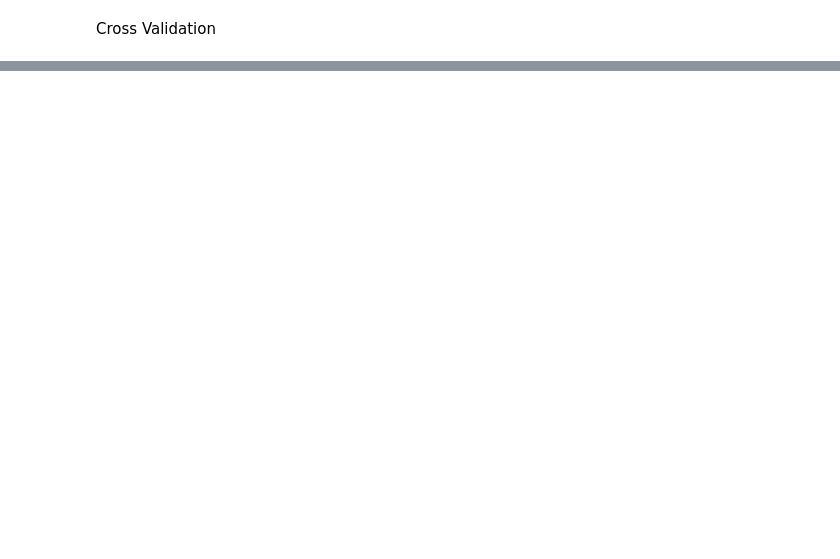
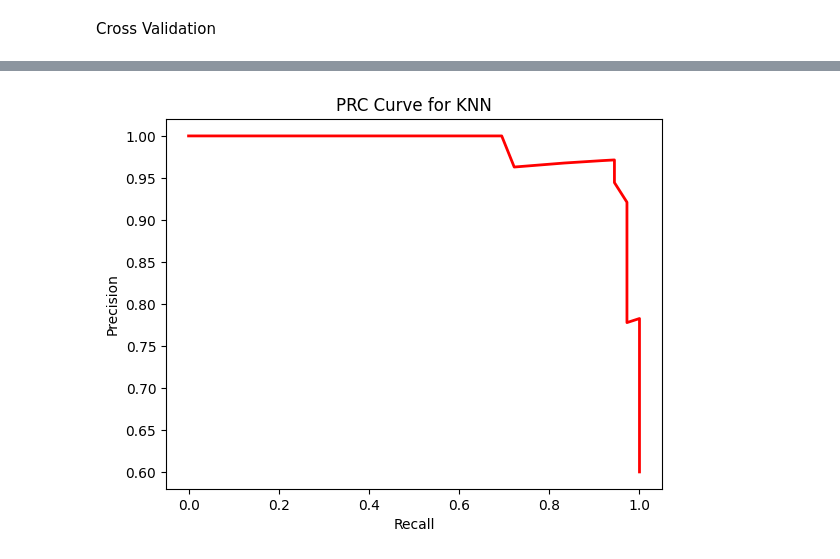
Before and after one commit to kruthi-sb/Cardiac_Events_ML, a Jupyter notebook: ML/KNN.ipynb, the cells around one changed output, grey strips where cells are left out. Drawn from its saved outputs; the diff is of its cells as text; code cells hidden in the pictures; blank space fills up the shorter version.

```diff
--- a/ML/KNN.ipynb
+++ b/ML/KNN.ipynb
@@ -73,0 +127,21 @@ weighted avg       0.92      0.92      0.92        60
+# %%
+#initialize the model with the best parameters
+from sklearn.neighbors import KNeighborsClassifier
+knn_tuned = KNeighborsClassifier(algorithm='ball_tree', leaf_size=2, n_neighbors=32, p=1, weights='uniform')
+
+#fit the model
+knn_tuned.fit(X_train, y_train)
+#test the model with the best parameters on the test set
+y_pred = knn_tuned.predict(X_test)
+
+#evaluate the model
+print("\n----------KNN Metrics----------\n")
+print("Accuracy:", accuracy_score(y_test, y_pred))
+print("Precision:", precision_score(y_test, y_pred))
+print("Recall:", recall_score(y_test, y_pred))
+print("F1 Score:", f1_score(y_test, y_pred))
+#classification_report
+print("\n----------Classification Report----------\n")
+from sklearn.metrics import classification_report
+cr = classification_report(y_test, y_pred)
+print(cr)
@@ -141,0 +244,16 @@ from mlxtend.plotting import plot_decision_regions
+# %%
+#plot the PRC curve
+from sklearn.metrics import precision_recall_curve
+#get the probabilities of the predictions
+y_pred_prob = knn_tuned.predict_proba(X_test)[:,1]
+#calculate the precision and recall
+precision, recall, thresholds = precision_recall_curve(y_test, y_pred_prob)
+#plot the PRC curve
+import matplotlib.pyplot as plt
+plt.plot(recall, precision, 'r-', linewidth=2 )
+plt.title("PRC Curve for KNN")
+plt.xlabel("Recall")
+plt.ylabel("Precision")
+plt.show()
+# %% [output]
+[figure, added]
```
Also changed, not shown: parts of 15 cells of this notebook, 3 other files.
